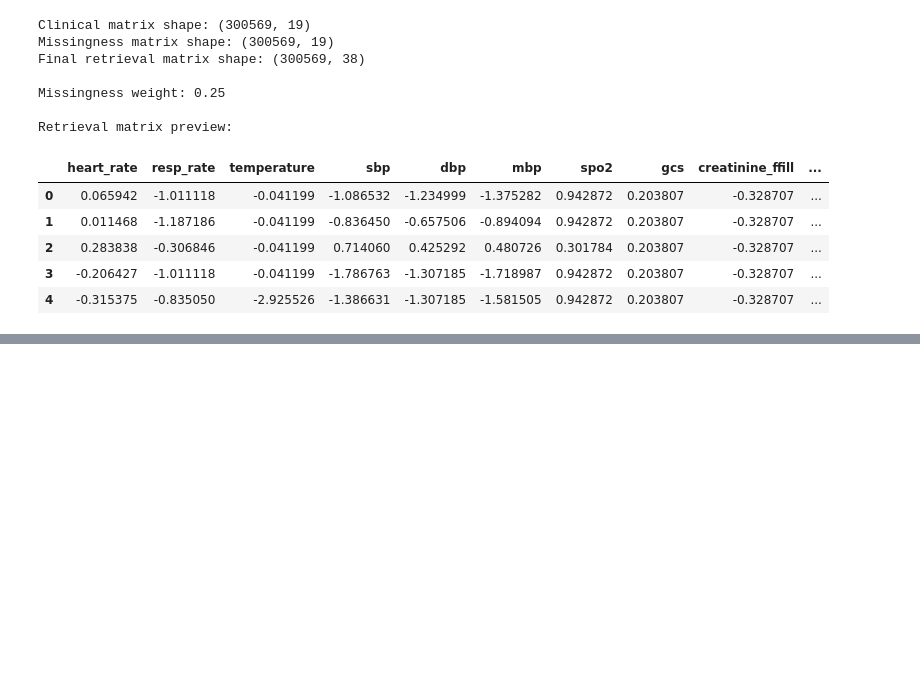
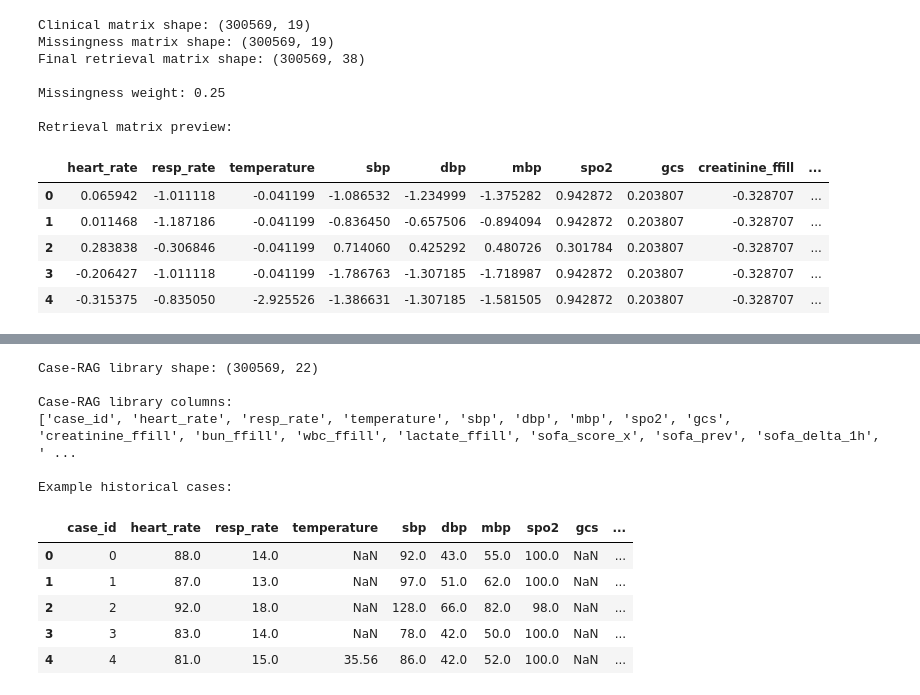
Before and after one commit to Prajin-K/Explainable-Sepsis-AI, a Jupyter notebook: notebooks/21_Case_RAG_Data_Preparation.ipynb, the cells around one changed output, grey strips where cells are left out. Drawn from its saved outputs; the diff is of its cells as text; code cells hidden in the pictures; blank space fills up the shorter version.

```diff
--- a/notebooks/21_Case_RAG_Data_Preparation.ipynb
+++ b/notebooks/21_Case_RAG_Data_Preparation.ipynb
@@ -362,0 +617,36 @@ Retrieval matrix preview:
+# %%
+# a compact historical case library for Case-RAG
+
+case_library_rag = case_library[
+    case_feature + ["progression_class", "progression"]
+].copy()
+
+# Preserve the original training-row index as a case identifier
+case_library_rag.insert(
+    0,
+    "case_id",
+    case_library_rag.index
+)
+
+print("Case-RAG library shape:", case_library_rag.shape)
+
+print("\nCase-RAG library columns:")
+print(case_library_rag.columns.tolist())
+
+print("\nExample historical cases:")
+display(
+    case_library_rag.head()
+)
+# %% [output]
+Case-RAG library shape: (300569, 22)
+
+Case-RAG library columns:
+['case_id', 'heart_rate', 'resp_rate', 'temperature', 'sbp', 'dbp', 'mbp', 'spo2', 'gcs', 'creatinine_ffill', 'bun_ffill', 'wbc_ffill', 'lactate_ffill', 'sofa_score_x', 'sofa_prev', 'sofa_delta_1h', ' ...
+
+Example historical cases:
+|  | case_id | heart_rate | resp_rate | temperature | sbp | dbp | mbp | spo2 | gcs | ... |
+| 0 | 0 | 88.0 | 14.0 | NaN | 92.0 | 43.0 | 55.0 | 100.0 | NaN | ... |
+| 1 | 1 | 87.0 | 13.0 | NaN | 97.0 | 51.0 | 62.0 | 100.0 | NaN | ... |
+| 2 | 2 | 92.0 | 18.0 | NaN | 128.0 | 66.0 | 82.0 | 98.0 | NaN | ... |
+| 3 | 3 | 83.0 | 14.0 | NaN | 78.0 | 42.0 | 50.0 | 100.0 | NaN | ... |
+| 4 | 4 | 81.0 | 15.0 | 35.56 | 86.0 | 42.0 | 52.0 | 100.0 | NaN | ... |
```
Also changed, not shown: parts of 11 cells of this notebook.
